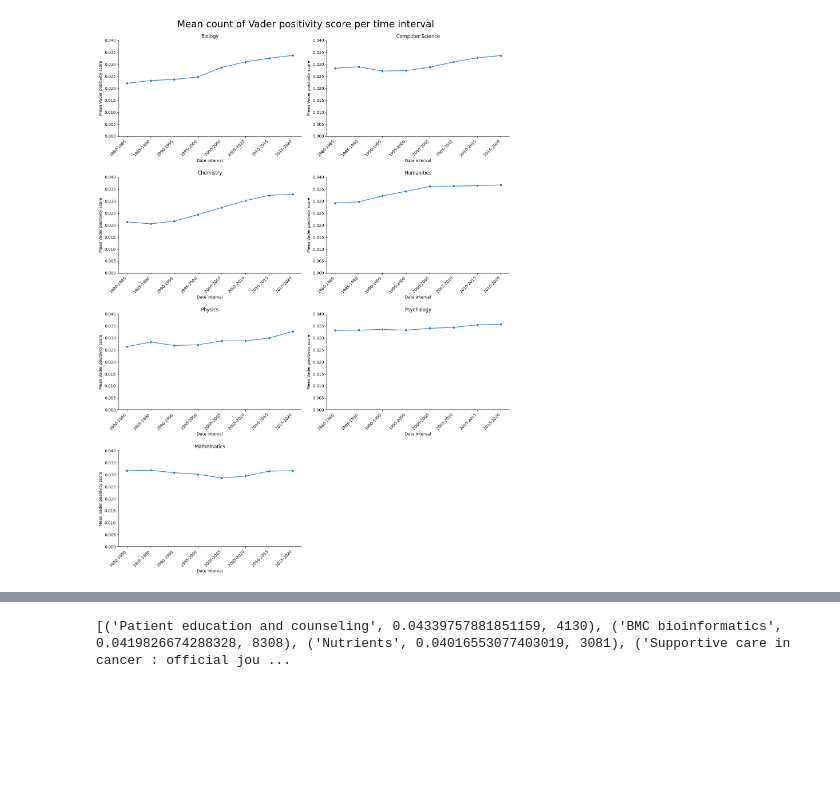
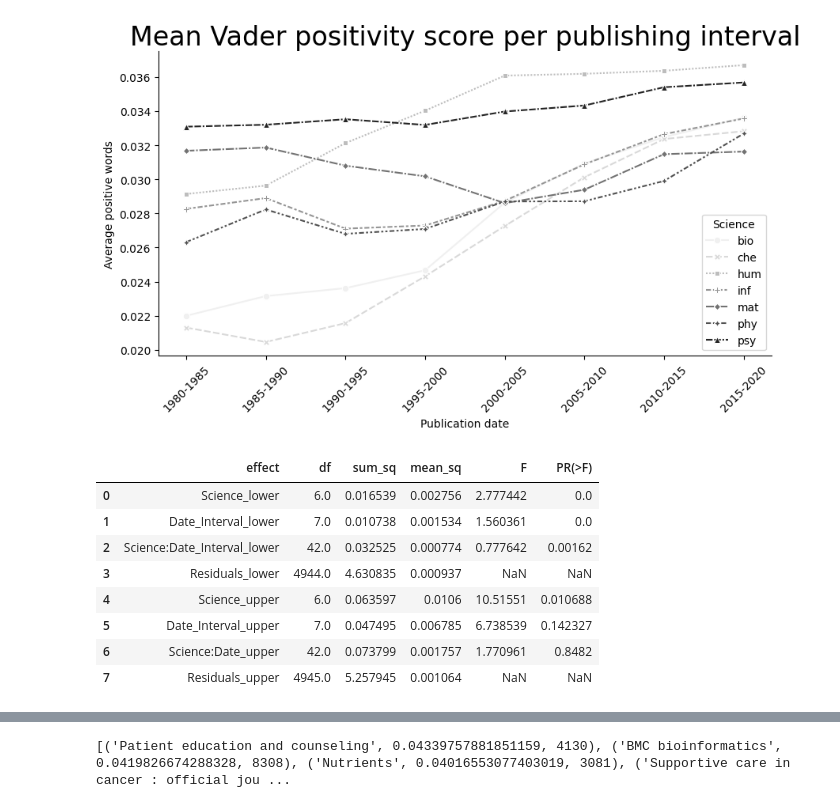
Before and after one commit to Finnbuch/Speechgraph, a Jupyter notebook: python_sql_api.ipynb, the cells around one changed output, grey strips where cells are left out. Cells and saved outputs as stored; diff of their text form; code cells hidden in the pictures; blank space fills up the shorter version.

Commit message:
added additional plotting functionalities

```diff
--- a/python_sql_api.ipynb
+++ b/python_sql_api.ipynb
@@ -77,4 +89,4 @@ def plot_pos_values(df):
 # %%
-plot_pos_values(df)
+plot_pos_values(df, subplots=False)
 # %% [output]
-[figure, old version]
+[figure, new version]
@@ -80,0 +131,12 @@ plot_pos_values(df)
+# %%
+result
+# %% [output]
+|  | effect | df | sum_sq | mean_sq | F | PR(>F) |
+| 0 | Science_lower | 6.0 | 0.016539 | 0.002756 | 2.777442 | 0.0 |
+| 1 | Date_Interval_lower | 7.0 | 0.010738 | 0.001534 | 1.560361 | 0.0 |
+| 2 | Science:Date_Interval_lower | 42.0 | 0.032525 | 0.000774 | 0.777642 | 0.00162 |
+| 3 | Residuals_lower | 4944.0 | 4.630835 | 0.000937 | NaN | NaN |
+| 4 | Science_upper | 6.0 | 0.063597 | 0.0106 | 10.51551 | 0.010688 |
+| 5 | Date_Interval_upper | 7.0 | 0.047495 | 0.006785 | 6.738539 | 0.142327 |
+| 6 | Science:Date_upper | 42.0 | 0.073799 | 0.001757 | 1.770961 | 0.8482 |
+| 7 | Residuals_upper | 4945.0 | 5.257945 | 0.001064 | NaN | NaN |
```
Also changed, not shown: parts of 8 cells of this notebook.
